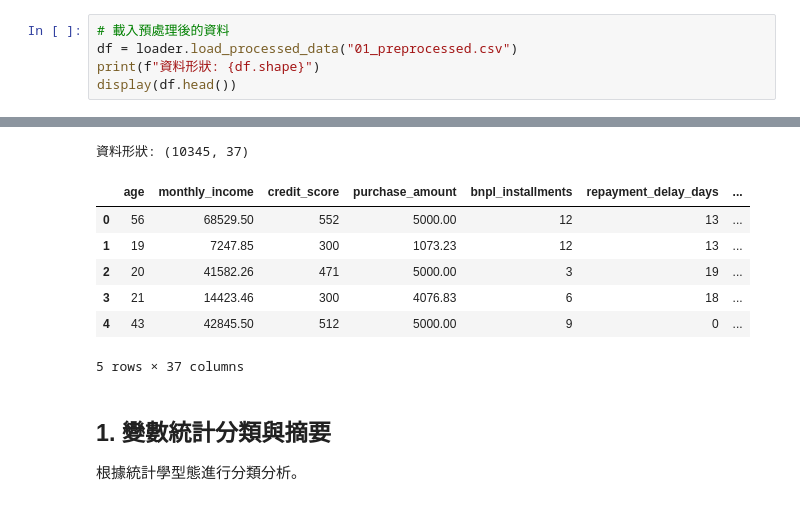
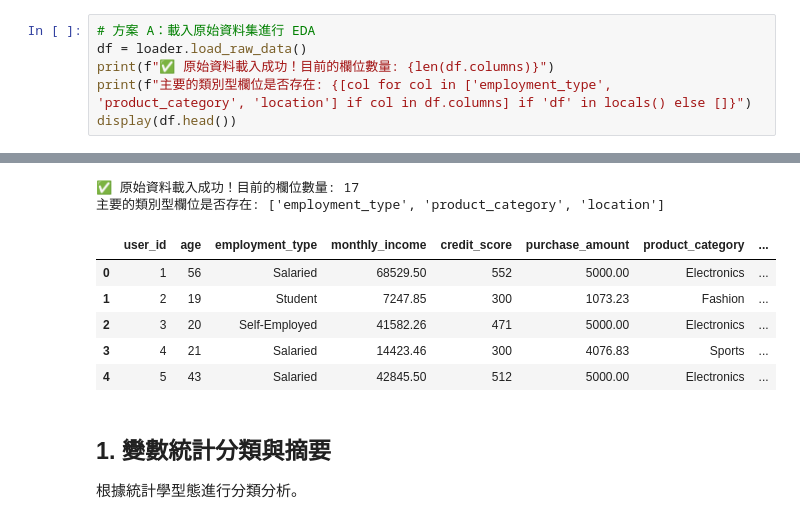
Before and after one commit to BobbleUnderBox/DataMiningG1FinalProject, a Jupyter notebook: notebooks/02_exploratory_data_analysis.ipynb, the cells around one changed output, grey strips where cells are left out. Drawn from its saved outputs; the diff is of its cells as text.

```diff
--- a/notebooks/02_exploratory_data_analysis.ipynb
+++ b/notebooks/02_exploratory_data_analysis.ipynb
@@ -34,7 +34,8 @@ print("✅ 環境初始化完成")
 ✅ 環境初始化完成
 # %%
-# 載入預處理後的資料
-df = loader.load_processed_data("01_preprocessed.csv")
-print(f"資料形狀: {df.shape}")
+# 方案 A：載入原始資料集進行 EDA
+df = loader.load_raw_data()
+print(f"✅ 原始資料載入成功！目前的欄位數量: {len(df.columns)}")
+print(f"主要的類別型欄位是否存在: {[col for col in ['employment_type', 'product_category', 'location'] if col in df.columns] if 'df' in locals() else []}")
 display(df.head())
 # %% [output]
@@ -43,11 +45,11 @@ display(df.head())
-資料形狀: (10345, 37)
+✅ 原始資料載入成功！目前的欄位數量: 17
+主要的類別型欄位是否存在: ['employment_type', 'product_category', 'location']
-|  | age | monthly_income | credit_score | purchase_amount | bnpl_installments | repayment_delay_days | ... |
-| 0 | 56 | 68529.50 | 552 | 5000.00 | 12 | 13 | ... |
-| 1 | 19 | 7247.85 | 300 | 1073.23 | 12 | 13 | ... |
-| 2 | 20 | 41582.26 | 471 | 5000.00 | 3 | 19 | ... |
-| 3 | 21 | 14423.46 | 300 | 4076.83 | 6 | 18 | ... |
-| 4 | 43 | 42845.50 | 512 | 5000.00 | 9 | 0 | ... |
+|  | user_id | age | employment_type | monthly_income | credit_score | purchase_amount | product_category | ... |
+| 0 | 1 | 56 | Salaried | 68529.50 | 552 | 5000.00 | Electronics | ... |
+| 1 | 2 | 19 | Student | 7247.85 | 300 | 1073.23 | Fashion | ... |
+| 2 | 3 | 20 | Self-Employed | 41582.26 | 471 | 5000.00 | Electronics | ... |
+| 3 | 4 | 21 | Salaried | 14423.46 | 300 | 4076.83 | Sports | ... |
+| 4 | 5 | 43 | Salaried | 42845.50 | 512 | 5000.00 | Electronics | ... |
-5 rows × 37 columns
 # %% [markdown]
 ## 1. 變數統計分類與摘要
 根據統計學型態進行分類分析。
```
Also changed, not shown: parts of 8 cells of this notebook, 1 other file.
